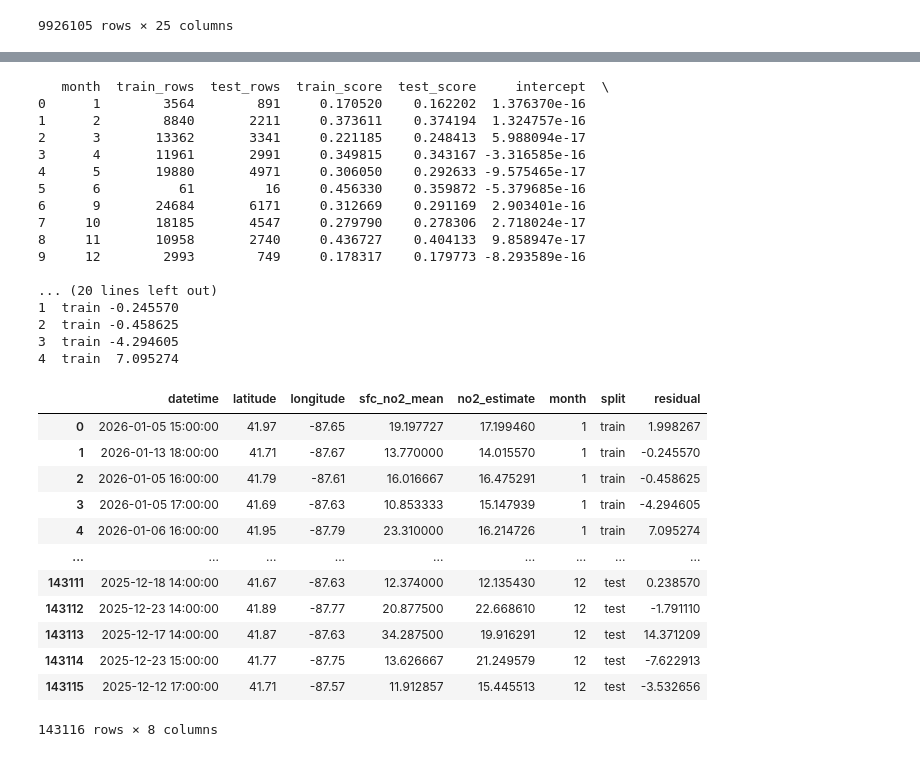
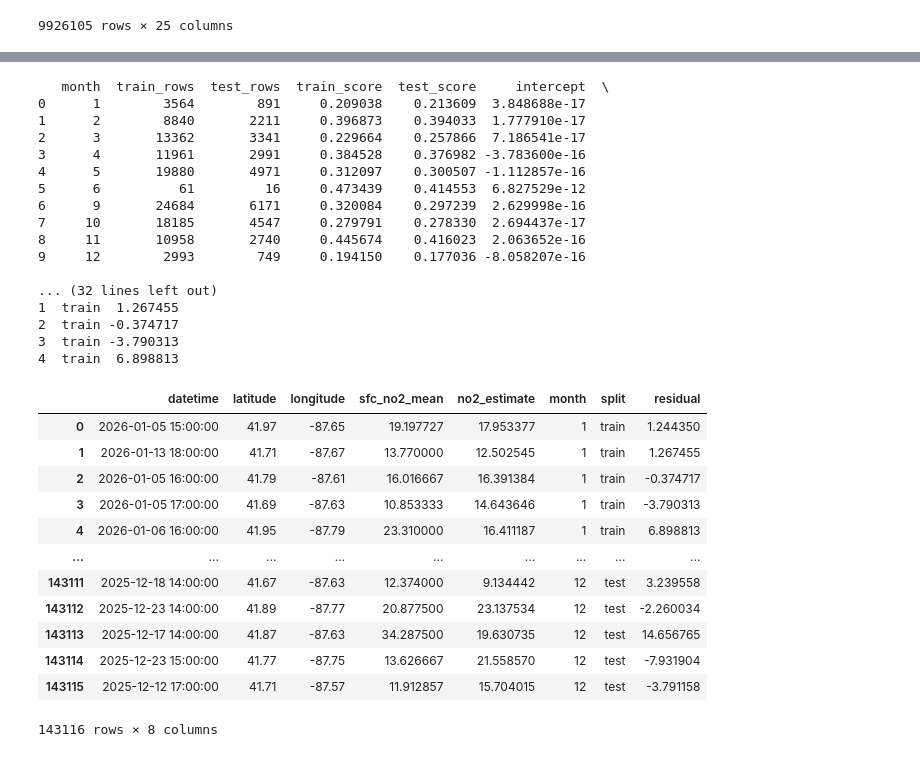
Before and after one commit to NASA-EarthRISE/earthrise-toolkit_ChicagoHAQ-2026, a Jupyter notebook: processing-scripts/clarity-tempo-fusion-v3.ipynb, the cells around one changed output, grey strips where cells are left out. Cells and saved outputs as stored; diff of their text form; code cells hidden in the pictures.

```diff
--- a/processing-scripts/clarity-tempo-fusion-v3.ipynb
+++ b/processing-scripts/clarity-tempo-fusion-v3.ipynb
@@ -93,7 +92,7 @@ Train/test split and standardize
 # %%
-var_select = ['sfc_no2_mean','col_no2_mean','pbl_mean', 'solar_zenith_mean', 'u2m_mean', 'v2m_mean']
+var_select = ['sfc_no2_mean','col_no2_mean','pbl_mean', 'solar_zenith_mean', 'u2m_mean', 'v2m_mean', 'u10m_mean', 'v10m_mean']
 target_col = 'sfc_no2_mean'
-feature_cols = ['col_no2_mean', 'pbl_mean', 'solar_zenith_mean', 'u2m_mean', 'v2m_mean']
+feature_cols = ['col_no2_mean', 'pbl_mean', 'solar_zenith_mean', 'u2m_mean', 'v2m_mean', 'u10m_mean', 'v10m_mean']
 
 model_frame = hourly[var_select].dropna().copy()
 
@@ -126,8 +125,9 @@ print("Coef: ", coef)
 print("Intercept: ", intercept)
 
 
-def estimate_no2(col_no2, pbl, sza, ws, wd):
-    return intercept + coef[0] * col_no2 + coef[1] * pbl + coef[2] * sza + coef[3] * ws + coef[4] * wd
+def estimate_no2(col_no2, pbl, sza, u2m, v2m, u10m, v10m):
+    return (intercept + coef[0] * col_no2 + coef[1] * pbl + coef[2] * sza
+            + coef[3] * u2m + coef[4] * v2m + coef[5]*u10m + coef[6]*v10m)
 
 x_train_est = x_train.copy()
 x_train_est['no2_estimate'] = x_train_est.apply(
@@ -137,6 +137,8 @@ x_train_est['no2_estimate'] = x_train_est.apply(
         row.solar_zenith_mean,
         row.u2m_mean,
         row.v2m_mean,
+        row.u10m_mean,
+        row.v10m_mean,
     ),
     axis=1,
 )
@@ -153,6 +155,8 @@ x_test_est['no2_estimate'] = x_test_est.apply(
         row.solar_zenith_mean,
         row.u2m_mean,
         row.v2m_mean,
+        row.u10m_mean,
+        row.v10m_mean,
     ),
     axis=1,
 )
@@ -198,7 +199,7 @@ plt.show()
 # %%
-var_select = ['sfc_no2_mean','col_no2_mean','pbl_mean', 'solar_zenith_mean', 'u2m_mean', 'v2m_mean']
+var_select = ['sfc_no2_mean','col_no2_mean','pbl_mean', 'solar_zenith_mean', 'u2m_mean', 'v2m_mean', 'u10m_mean','v10m_mean']
 target_col = 'sfc_no2_mean'
-feature_cols = ['col_no2_mean', 'pbl_mean', 'solar_zenith_mean', 'u2m_mean', 'v2m_mean']
+feature_cols = ['col_no2_mean', 'pbl_mean', 'solar_zenith_mean', 'u2m_mean', 'v2m_mean', 'u10m_mean','v10m_mean']
 meta_cols = ['datetime', 'latitude', 'longitude']
 
 def estimate_no2_from_model(x):
@@ -209,6 +210,8 @@ def estimate_no2_from_model(x):
         + coef[2] * x['solar_zenith_mean']
         + coef[3] * x['u2m_mean']
         + coef[4] * x['v2m_mean']
+        + coef[5] * x['u10m_mean']
+        + coef[6] * x['v10m_mean']
     )
 
 month_results = []
@@ -255,57 +258,59 @@ for month in sorted(hourly['datetime'].dt.month.dropna().unique()):
     test_est['month'] = month
     test_est['split'] = 'test'
     test_est['residual'] = test_est['sfc_no2_mean'] - test_est['no2_estimate']
 
     monthly_estimates.append(pd.concat([train_est, test_est], axis=0))
 
     month_results.append({
         'month': month,
         'train_rows': len(train_df),
         'test_rows': len(test_df),
         'train_score': r2_score(y_train, model.predict(x_train)),
         'test_score': r2_score(y_test, model.predict(x_test)),
         'intercept': intercept,
         'coef_col_no2': float(coef[0]),
         'coef_pbl': float(coef[1]),
         'coef_sza': float(coef[2]),
         'coef_u2m': float(coef[3]),
         'coef_v2m': float(coef[4]),
+        'coef_u10m': float(coef[5]),
+        'coef_v10m': float(coef[6]),
     })
 
 model_vals = pd.DataFrame(month_results)
 print(model_vals)
 
 monthly_estimates_df = pd.concat(monthly_estimates, axis=0, ignore_index=True)
 print(monthly_estimates_df.head())
 monthly_estimates_df
 # %% [output]
    month  train_rows  test_rows  train_score  test_score     intercept  \
-0      1        3564        891     0.170520    0.162202  1.376370e-16
-1      2        8840       2211     0.373611    0.374194  1.324757e-16
-2      3       13362       3341     0.221185    0.248413  5.988094e-17
-3      4       11961       2991     0.349815    0.343167 -3.316585e-16
-4      5       19880       4971     0.306050    0.292633 -9.575465e-17
-5      6          61         16     0.456330    0.359872 -5.379685e-16
-6      9       24684       6171     0.312669    0.291169  2.903401e-16
-7     10       18185       4547     0.279790    0.278306  2.718024e-17
-8     11       10958       2740     0.436727    0.404133  9.858947e-17
-9     12        2993        749     0.178317    0.179773 -8.293589e-16
+0      1        3564        891     0.209038    0.213609  3.848688e-17
+1      2        8840       2211     0.396873    0.394033  1.777910e-17
+2      3       13362       3341     0.229664    0.257866  7.186541e-17
+3      4       11961       2991     0.384528    0.376982 -3.783600e-16
+4      5       19880       4971     0.312097    0.300507 -1.112857e-16
+5      6          61         16     0.473439    0.414553  6.827529e-12
+6      9       24684       6171     0.320084    0.297239  2.629998e-16
+7     10       18185       4547     0.279791    0.278330  2.694437e-17
+8     11       10958       2740     0.445674    0.416023  2.063652e-16
+9     12        2993        749     0.194150    0.177036 -8.058207e-16
 
-... (20 lines left out)
-1  train -0.245570
-2  train -0.458625
-3  train -4.294605
-4  train  7.095274
+... (32 lines left out)
+1  train  1.267455
+2  train -0.374717
+3  train -3.790313
+4  train  6.898813
 |  | datetime | latitude | longitude | sfc_no2_mean | no2_estimate | month | split | residual |
-| 0 | 2026-01-05 15:00:00 | 41.97 | -87.65 | 19.197727 | 17.199460 | 1 | train | 1.998267 |
-| 1 | 2026-01-13 18:00:00 | 41.71 | -87.67 | 13.770000 | 14.015570 | 1 | train | -0.245570 |
-| 2 | 2026-01-05 16:00:00 | 41.79 | -87.61 | 16.016667 | 16.475291 | 1 | train | -0.458625 |
-| 3 | 2026-01-05 17:00:00 | 41.69 | -87.63 | 10.853333 | 15.147939 | 1 | train | -4.294605 |
-| 4 | 2026-01-06 16:00:00 | 41.95 | -87.79 | 23.310000 | 16.214726 | 1 | train | 7.095274 |
+| 0 | 2026-01-05 15:00:00 | 41.97 | -87.65 | 19.197727 | 17.953377 | 1 | train | 1.244350 |
+| 1 | 2026-01-13 18:00:00 | 41.71 | -87.67 | 13.770000 | 12.502545 | 1 | train | 1.267455 |
+| 2 | 2026-01-05 16:00:00 | 41.79 | -87.61 | 16.016667 | 16.391384 | 1 | train | -0.374717 |
+| 3 | 2026-01-05 17:00:00 | 41.69 | -87.63 | 10.853333 | 14.643646 | 1 | train | -3.790313 |
+| 4 | 2026-01-06 16:00:00 | 41.95 | -87.79 | 23.310000 | 16.411187 | 1 | train | 6.898813 |
 | ... | ... | ... | ... | ... | ... | ... | ... | ... |
-| 143111 | 2025-12-18 14:00:00 | 41.67 | -87.63 | 12.374000 | 12.135430 | 12 | test | 0.238570 |
-| 143112 | 2025-12-23 14:00:00 | 41.89 | -87.77 | 20.877500 | 22.668610 | 12 | test | -1.791110 |
-| 143113 | 2025-12-17 14:00:00 | 41.87 | -87.63 | 34.287500 | 19.916291 | 12 | test | 14.371209 |
-| 143114 | 2025-12-23 15:00:00 | 41.77 | -87.75 | 13.626667 | 21.249579 | 12 | test | -7.622913 |
-| 143115 | 2025-12-12 17:00:00 | 41.71 | -87.57 | 11.912857 | 15.445513 | 12 | test | -3.532656 |
+| 143111 | 2025-12-18 14:00:00 | 41.67 | -87.63 | 12.374000 | 9.134442 | 12 | test | 3.239558 |
+| 143112 | 2025-12-23 14:00:00 | 41.89 | -87.77 | 20.877500 | 23.137534 | 12 | test | -2.260034 |
+| 143113 | 2025-12-17 14:00:00 | 41.87 | -87.63 | 34.287500 | 19.630735 | 12 | test | 14.656765 |
+| 143114 | 2025-12-23 15:00:00 | 41.77 | -87.75 | 13.626667 | 21.558570 | 12 | test | -7.931904 |
+| 143115 | 2025-12-12 17:00:00 | 41.71 | -87.57 | 11.912857 | 15.704015 | 12 | test | -3.791158 |
 143116 rows × 8 columns
```
Also changed, not shown: parts of 9 cells of this notebook.
